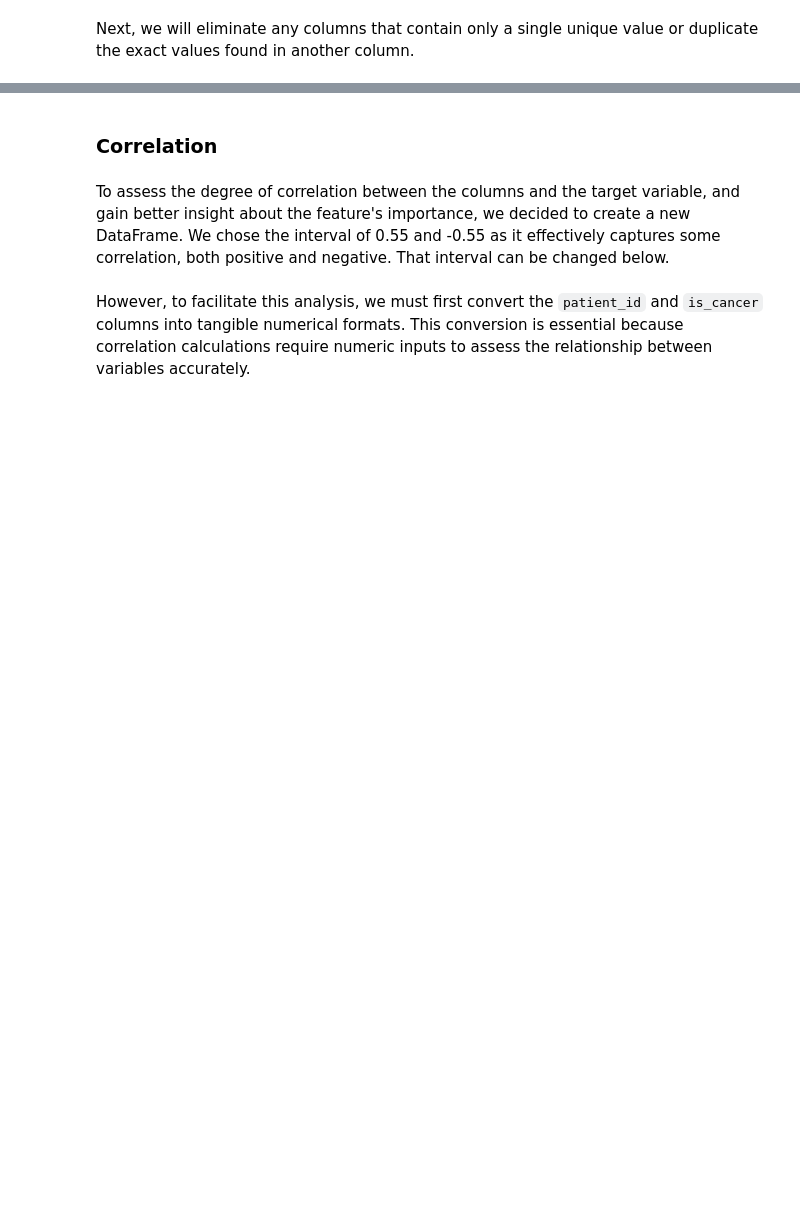
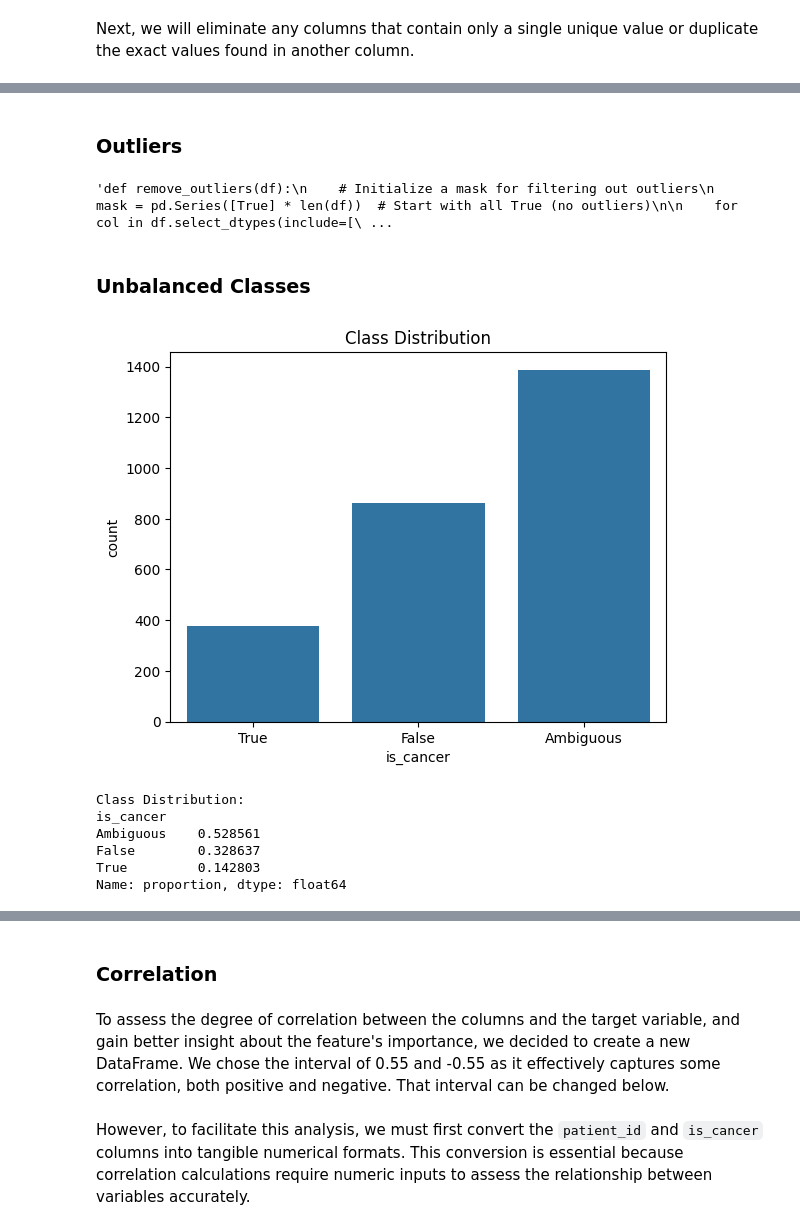
Before and after one commit to pmgfernandes04/Lung-Cancer-Classification-using-CT, a Jupyter notebook: csv_cleanup/cleanup_3d.ipynb, the cells around one changed output, grey strips where cells are left out. Saved outputs shown, nothing was run; the diff lists cells and outputs as text; code cells hidden in the pictures; blank space fills up the shorter version.

```diff
--- a/csv_cleanup/cleanup_3d.ipynb
+++ b/csv_cleanup/cleanup_3d.ipynb
@@ -117,0 +135,48 @@ df.head()
+# %% [markdown]
+### Outliers
+# %%
+'''def remove_outliers(df):
+    # Initialize a mask for filtering out outliers
+    mask = pd.Series([True] * len(df))  # Start with all True (no outliers)
+
+    for col in df.select_dtypes(include=['float64', 'int64']).columns:
+        Q1 = df[col].quantile(0.25)
+        Q3 = df[col].quantile(0.75)
+        IQR = Q3 - Q1
+        lower_bound = Q1 - 1.5 * IQR
+        upper_bound = Q3 + 1.5 * IQR
+
+        # Update the mask for the outlier conditions
+        mask &= (df[col] >= lower_bound) & (df[col] <= upper_bound)
+
+    # Return a new DataFrame without outliers
+    return df[mask]
+
+# Remove outliers from the original DataFrame
+df_no_outliers = remove_outliers(df)
+
+# Check the shape of the DataFrame before and after removing outliers
+print(f"Original DataFrame shape: {df.shape}")
+print(f"DataFrame shape after removing outliers: {df_no_outliers.shape}")'''
+# %% [output]
+'def remove_outliers(df):\n    # Initialize a mask for filtering out outliers\n    mask = pd.Series([True] * len(df))  # Start with all True (no outliers)\n\n    for col in df.select_dtypes(include=[\ ...
+# %% [markdown]
+### Unbalanced Classes
+# %%
+# Check for class balance
+sns.countplot(x='is_cancer', data=df)
+plt.title('Class Distribution')
+plt.show()
+
+# Check the balance programmatically
+class_distribution = df['is_cancer'].value_counts(normalize=True)
+print("Class Distribution:")
+print(class_distribution)
+# %% [output]
+[figure, added]
+Class Distribution:
+is_cancer
+Ambiguous    0.528561
+False        0.328637
+True         0.142803
+Name: proportion, dtype: float64
```
Also changed, not shown: parts of 15 cells of this notebook, 9 other files.
